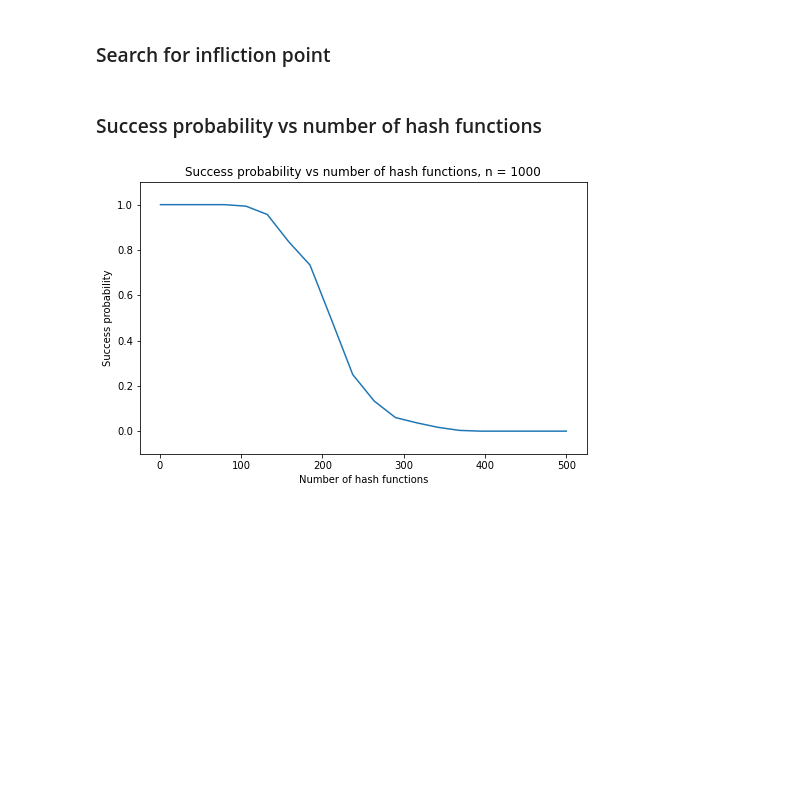
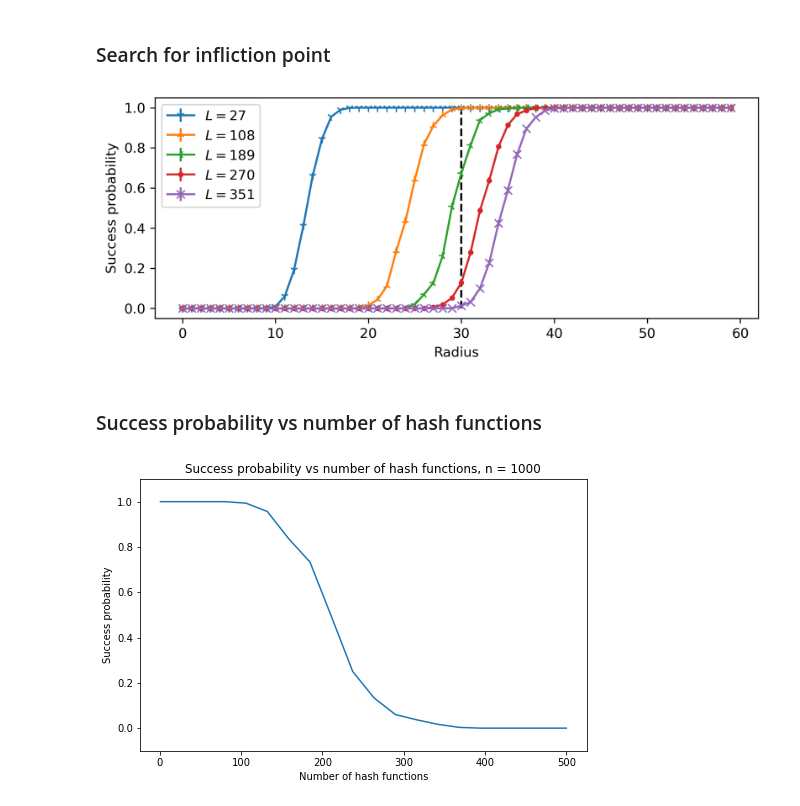
Before and after one commit to makarov-mv/lsh-adversary, a Jupyter notebook: Experiments.ipynb, the cells around one changed output. Cells and saved outputs as stored; diff of their text form; code cells hidden in the pictures; blank space fills up the shorter version.

```diff
--- a/Experiments.ipynb
+++ b/Experiments.ipynb
@@ -241,7 +248,13 @@ exp_params = {
     'target_distance': lsh_params['r1'],
 }
 # %%
-delta_list = np.exp2(-np.arange(1, 14, 3))
+help_list = np.arange(1, 14, 3)
+delta_list = np.exp2(-help_list)
+
+my_rho = np.log(1 - lsh_params['r1']/point_params['d']) / np.log(1 - lsh_params['r2']/point_params['d'])
+my_L = int(np.ceil(np.power(point_params['n'], my_rho)))
+L_list = help_list * my_L
+
 grid = np.arange(0, lsh_params['r2'], 1)
 
 all_res = []
@@ -253,18 +266,20 @@ for dl in delta_list:
     all_res.append(res)
 # %%
 markers = ['1', '2', '3', '.', 'x']
-for r_res, dl, mark in zip(all_res, delta_list, markers):
+for r_res, dl, mark, cl in zip(all_res, delta_list, markers, L_list):
     data_succ_prob, _ = process_results(r_res)
-    plt.errorbar(grid, data_succ_prob[0], yerr=data_succ_prob[1], marker=mark, label=f"$1/\delta={1/dl:.1f}$")
+    plt.errorbar(grid, data_succ_prob[0], yerr=data_succ_prob[1], marker=mark, label=f"$L={cl}$")
 
 plt.vlines(lsh_params['r1'], 0, 1, linestyles='dashed', color='black')
 # plt.title(f"Success probability vs target radius")
 plt.legend()
 # plt.ylim(-0.1, 1.1)
 plt.xlabel("Radius")
 plt.ylabel("Success probability")
 save_fig("delta-comparison")
 plt.show()
+# %% [output]
+[figure, added]
 # %% [markdown]
 ### Success probability vs number of hash functions
 # %%
```
Also changed, not shown: parts of 22 cells of this notebook.
